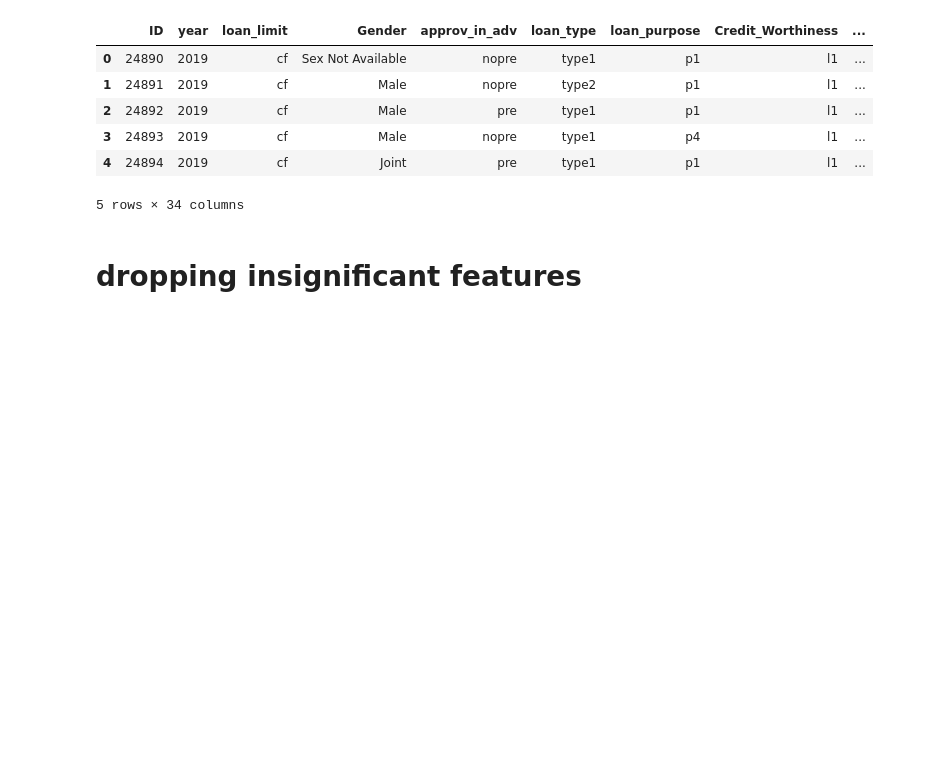
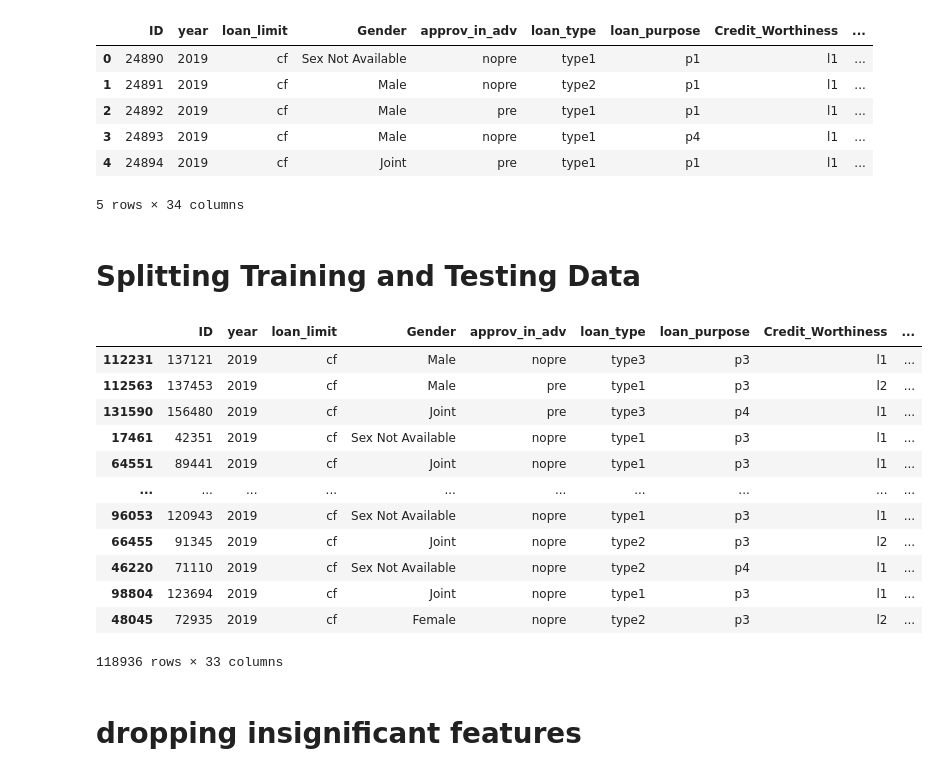
Before and after one commit to kanndil/Loan_Default_Predictor, a Jupyter notebook: code/cleaning.ipynb, the cells around one changed output. Drawn from its saved outputs; the diff is of its cells as text; code cells hidden in the pictures; blank space fills up the shorter version.

```diff
--- a/code/cleaning.ipynb
+++ b/code/cleaning.ipynb
@@ -25,6 +25,31 @@ table.head()
 | 3 | 24893 | 2019 | cf | Male | nopre | type1 | p4 | l1 | ... |
 | 4 | 24894 | 2019 | cf | Joint | pre | type1 | p1 | l1 | ... |
 5 rows × 34 columns
+# %% [markdown]
+# Splitting Training and Testing Data
+# %%
+from sklearn.model_selection import train_test_split
+#df.loc[:, df.columns != 'b']
+X = table.loc[:,table.columns !="Status"] #all colomns except Status
+y = table['Status'] #Status column
+
+X_train, X_test, y_train, y_test = train_test_split(X,y,test_size=0.2,random_state=30) #data is randomized during spliiting
+
+X_train
+# %% [output]
+|  | ID | year | loan_limit | Gender | approv_in_adv | loan_type | loan_purpose | Credit_Worthiness | ... |
+| 112231 | 137121 | 2019 | cf | Male | nopre | type3 | p3 | l1 | ... |
+| 112563 | 137453 | 2019 | cf | Male | pre | type1 | p3 | l2 | ... |
+| 131590 | 156480 | 2019 | cf | Joint | pre | type3 | p4 | l1 | ... |
+| 17461 | 42351 | 2019 | cf | Sex Not Available | nopre | type1 | p3 | l1 | ... |
+| 64551 | 89441 | 2019 | cf | Joint | nopre | type1 | p3 | l1 | ... |
+| ... | ... | ... | ... | ... | ... | ... | ... | ... | ... |
+| 96053 | 120943 | 2019 | cf | Sex Not Available | nopre | type1 | p3 | l1 | ... |
+| 66455 | 91345 | 2019 | cf | Joint | nopre | type2 | p3 | l2 | ... |
+| 46220 | 71110 | 2019 | cf | Sex Not Available | nopre | type2 | p4 | l1 | ... |
+| 98804 | 123694 | 2019 | cf | Joint | nopre | type1 | p3 | l1 | ... |
+| 48045 | 72935 | 2019 | cf | Female | nopre | type2 | p3 | l2 | ... |
+118936 rows × 33 columns
 # %% [markdown]
 # dropping insignificant features
 # %%
```
Also changed, not shown: parts of 3 cells of this notebook.
